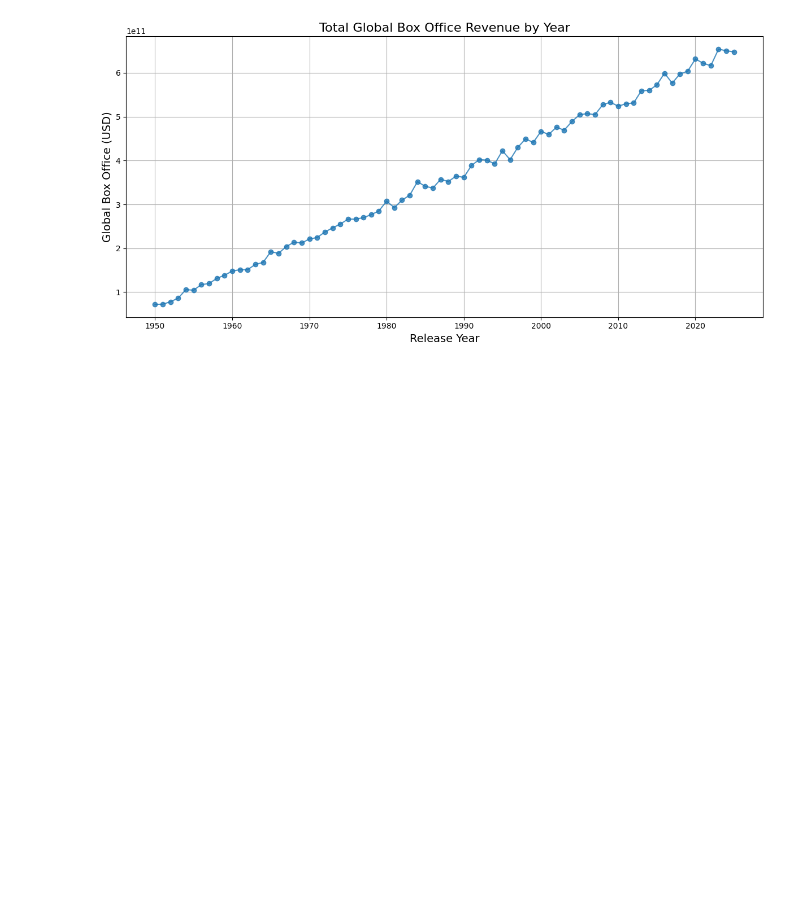
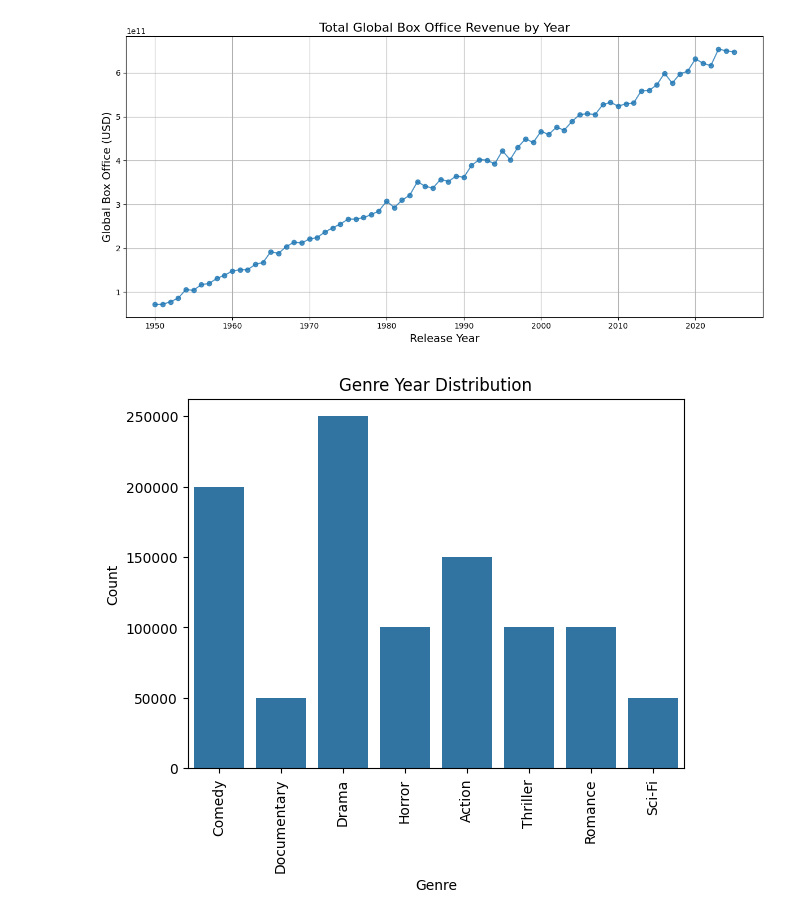
Before and after one commit to kxrrym03/Movies-Dataset, a Jupyter notebook: Movies_Analysis.ipynb, the cells around one changed output. Cells and saved outputs as stored; diff of their text form; code cells hidden in the pictures; blank space fills up the shorter version.

```diff
--- a/Movies_Analysis.ipynb
+++ b/Movies_Analysis.ipynb
@@ -80,3 +80,12 @@ plt.tight_layout()
 plt.show()
 # %% [output]
 [figure]
+# %%
+sns.countplot(data=df, x='Genre')
+plt.title('Genre Year Distribution')
+plt.xlabel('Genre')
+plt.xticks(rotation=90)
+plt.ylabel('Count')
+plt.show()
+# %% [output]
+[figure, added]
```
